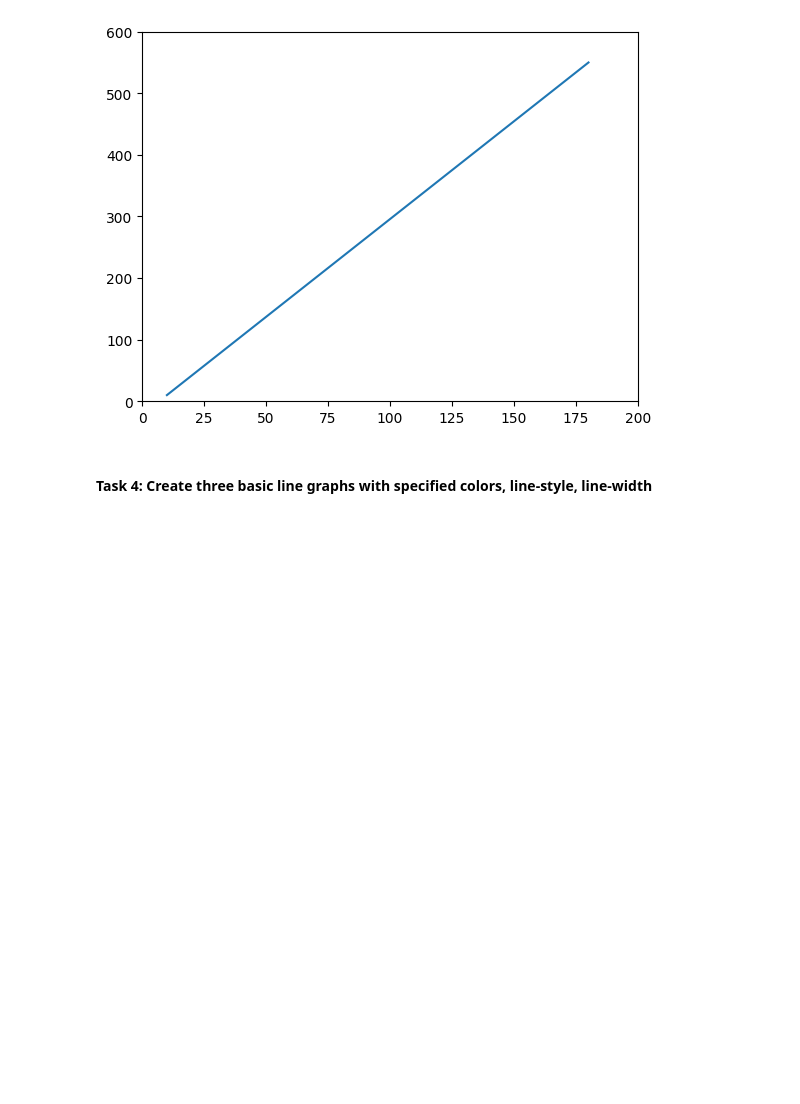
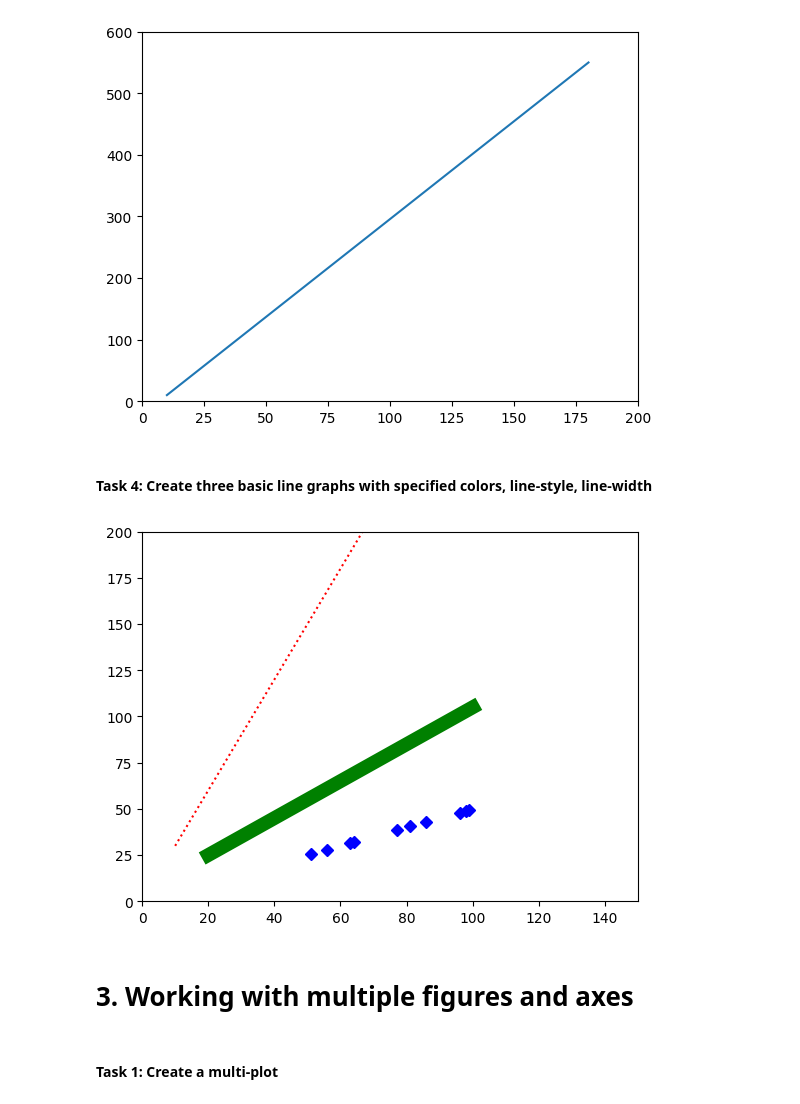
Before and after one commit to iyliahutta/Intro-to-Programming-for-DS, a Jupyter notebook: Lab 3/Lab 3.ipynb, the cells around one changed output. Cells and saved outputs as stored; diff of their text form; code cells hidden in the pictures; blank space fills up the shorter version.

Commit message:
lab 3 - complete part 2 task 4

```diff
--- a/Lab 3/Lab 3.ipynb
+++ b/Lab 3/Lab 3.ipynb
@@ -45,3 +45,25 @@ plt.show()
 [figure]
 # %% [markdown]
 #### Task 4: Create three basic line graphs with specified colors, line-style, line-width
+# %%
+x1 = np.array([10,20,30,40,50,60,70,80,90,100])
+y1 = x1*3
+x2 = np.array([20,40,60,80,100])
+y2 = x2+5
+x3 = np.random.randint(50,100,10)
+y3 = x3/2
+
+fig = plt.figure()
+ax = fig.add_subplot(111)
+ax.set_xlim(0,150)
+ax.set_ylim(0,200)
+ax.plot(x1, y1, 'r:')
+ax.plot(x2, y2, 'g', linewidth=10)
+ax.plot(x3,y3, 'bD')
+plt.show()
+# %% [output]
+[figure, added]
+# %% [markdown]
+# 3. Working with multiple figures and axes
+# %% [markdown]
+#### Task 1: Create a multi-plot
```
